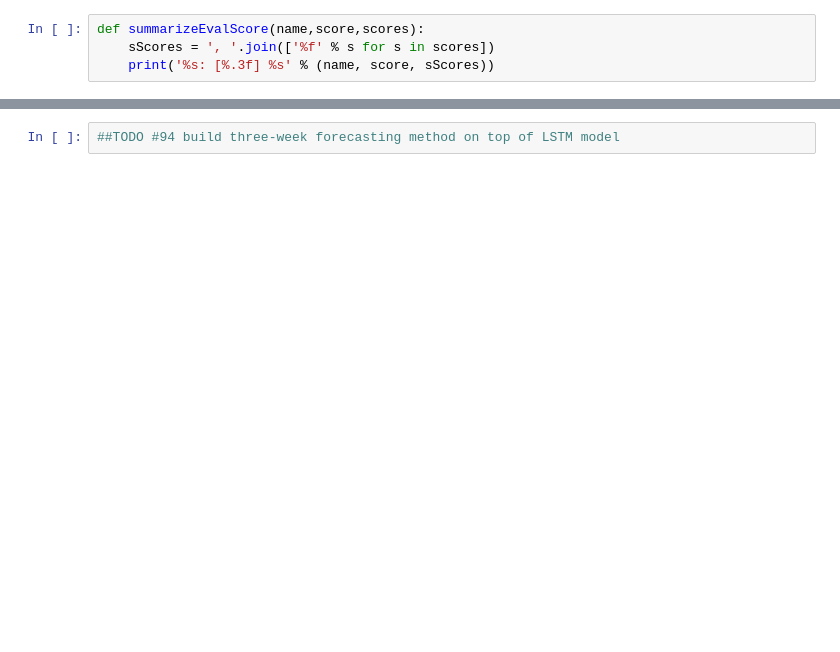
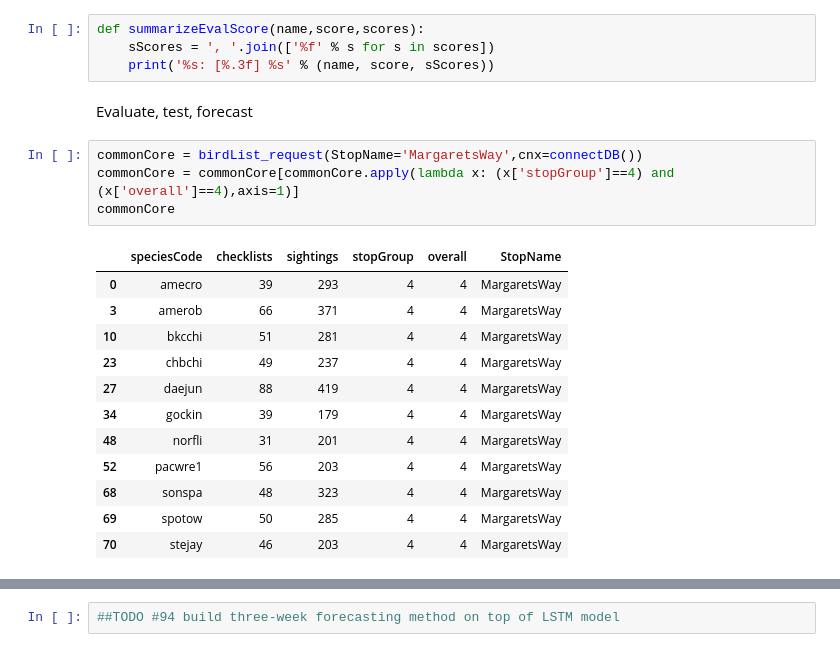
Before and after one commit to Tanag3r/trailheadDirect_birds, a Jupyter notebook: lstm_analysis.ipynb, the cells around one changed output, grey strips where cells are left out. Cells and saved outputs as stored; diff of their text form; blank space fills up the shorter version.

```diff
--- a/lstm_analysis.ipynb
+++ b/lstm_analysis.ipynb
@@ -225,3 +242,22 @@ score, scores = evalModel(train=train,test=test,nInput=7)
 def summarizeEvalScore(name,score,scores):
     sScores = ', '.join(['%f' % s for s in scores])
     print('%s: [%.3f] %s' % (name, score, sScores))
+# %% [markdown]
+Evaluate, test, forecast
+# %%
+commonCore = birdList_request(StopName='MargaretsWay',cnx=connectDB())
+commonCore = commonCore[commonCore.apply(lambda x: (x['stopGroup']==4) and (x['overall']==4),axis=1)]
+commonCore
+# %% [output]
+|  | speciesCode | checklists | sightings | stopGroup | overall | StopName |
+| 0 | amecro | 39 | 293 | 4 | 4 | MargaretsWay |
+| 3 | amerob | 66 | 371 | 4 | 4 | MargaretsWay |
+| 10 | bkcchi | 51 | 281 | 4 | 4 | MargaretsWay |
+| 23 | chbchi | 49 | 237 | 4 | 4 | MargaretsWay |
+| 27 | daejun | 88 | 419 | 4 | 4 | MargaretsWay |
+| 34 | gockin | 39 | 179 | 4 | 4 | MargaretsWay |
+| 48 | norfli | 31 | 201 | 4 | 4 | MargaretsWay |
+| 52 | pacwre1 | 56 | 203 | 4 | 4 | MargaretsWay |
+| 68 | sonspa | 48 | 323 | 4 | 4 | MargaretsWay |
+| 69 | spotow | 50 | 285 | 4 | 4 | MargaretsWay |
+| 70 | stejay | 46 | 203 | 4 | 4 | MargaretsWay |
```
Also changed, not shown: parts of 22 cells of this notebook.
